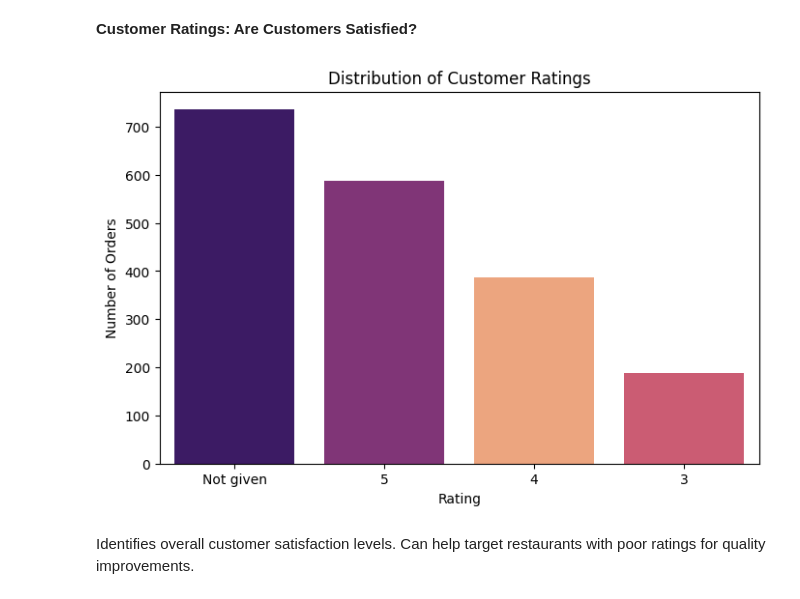
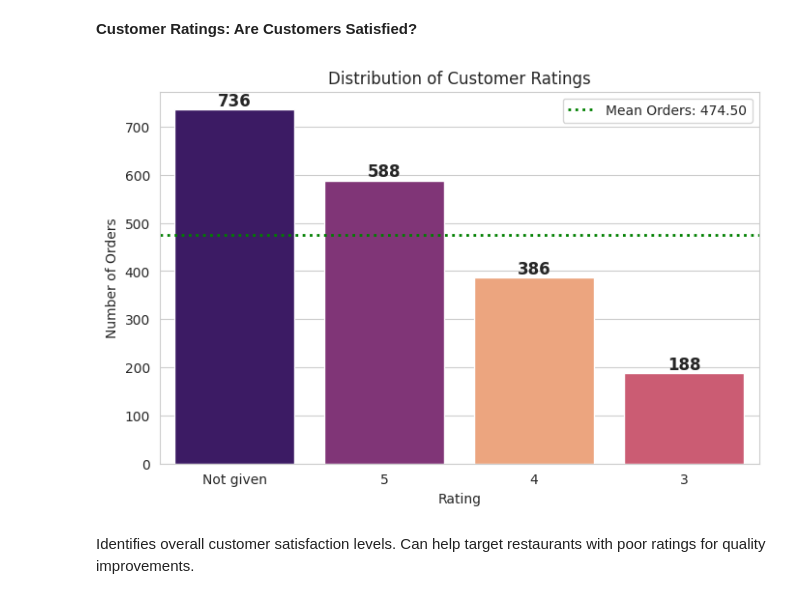
Before and after one commit to sarvanios6/foodhub-py, a Jupyter notebook: IP_Project_Question_Notebook.ipynb, the cells around one changed output. Cells and saved outputs as stored; diff of their text form; code cells hidden in the pictures.

```diff
--- a/IP_Project_Question_Notebook.ipynb
+++ b/IP_Project_Question_Notebook.ipynb
@@ -268,23 +303,43 @@ plt.show()
 # %% [markdown]
 **Customer Ratings: Are Customers Satisfied?**
 # %%
-# Countplot for ratings
-plt.figure(figsize=(8,5))
-sns.countplot(x=df["rating"],
-              order=df["rating"].value_counts().index,
-              hue=df["rating"],
-              legend=False,
-              palette="magma")
+# Create figure
+plt.figure(figsize=(8, 5))
+
+# Create countplot for ratings
+ax = sns.countplot(x=df["rating"],
+                   order=df["rating"].value_counts().index,
+                   hue=df["rating"],
+                   legend=False,
+                   palette="magma")
+
+# Compute the mean number of orders per rating
+mean_value = df["rating"].value_counts().mean()
+
+# Add a horizontal mean line
+plt.axhline(mean_value, color='green', linestyle=':', linewidth=2, label=f'Mean Orders: {mean_value:.2f}')
+
+# Add labels on top of each bar
+for p in ax.patches:
+    ax.annotate(f'{int(p.get_height())}',   # Convert count to integer
+                (p.get_x() + p.get_width() / 2, p.get_height()),  # Position at center top of bar
+                ha='center',   # Center text horizontally
+                va='bottom',   # Align text above the bar
+                fontsize=12,
+                fontweight='bold')
 
 # Set plot title and labels
 plt.title("Distribution of Customer Ratings")
 plt.xlabel("Rating")
 plt.ylabel("Number of Orders")
 
+# Add legend
+plt.legend()
+
 # Show plot
 plt.show()
 # %% [output]
-[figure, old version]
+[figure, new version]
 # %% [markdown]
 Identifies overall customer satisfaction levels.
 Can help target restaurants with poor ratings for quality improvements.
```
Also changed, not shown: parts of 40 cells of this notebook.
